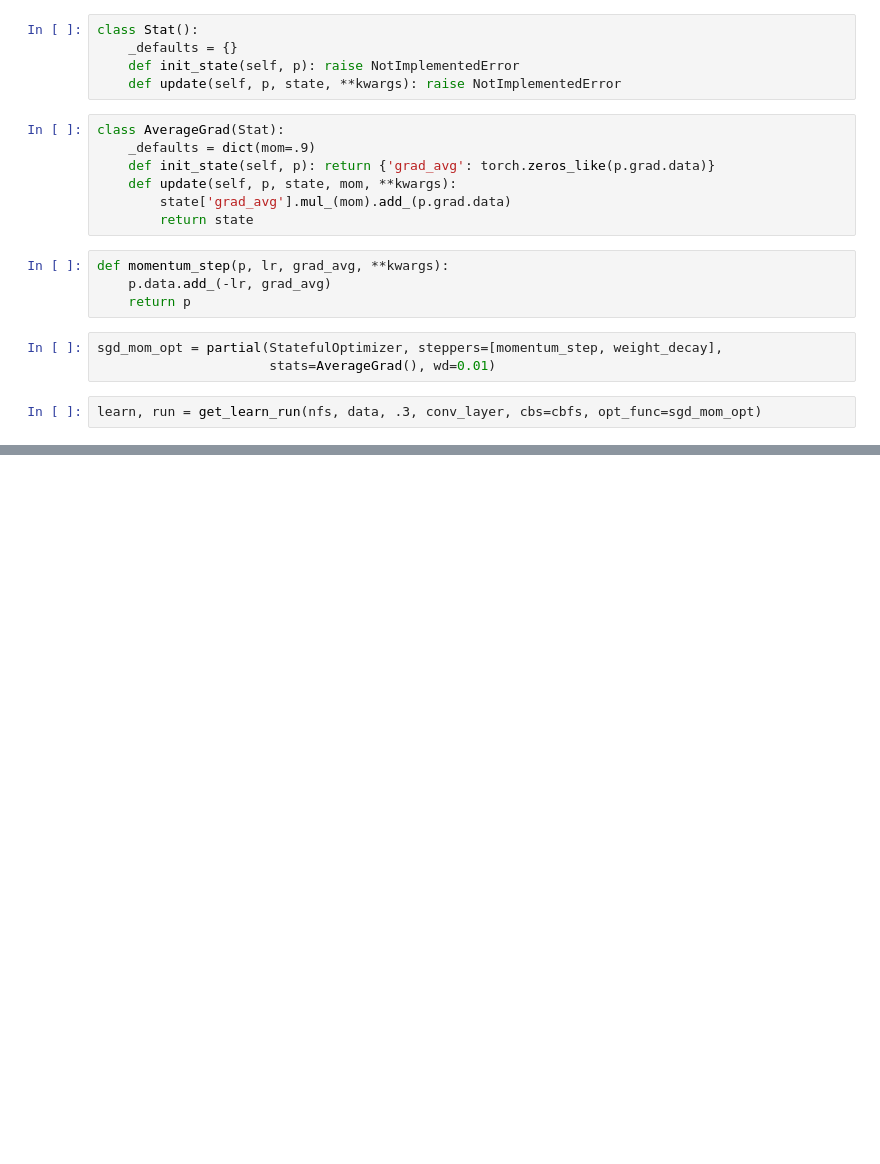
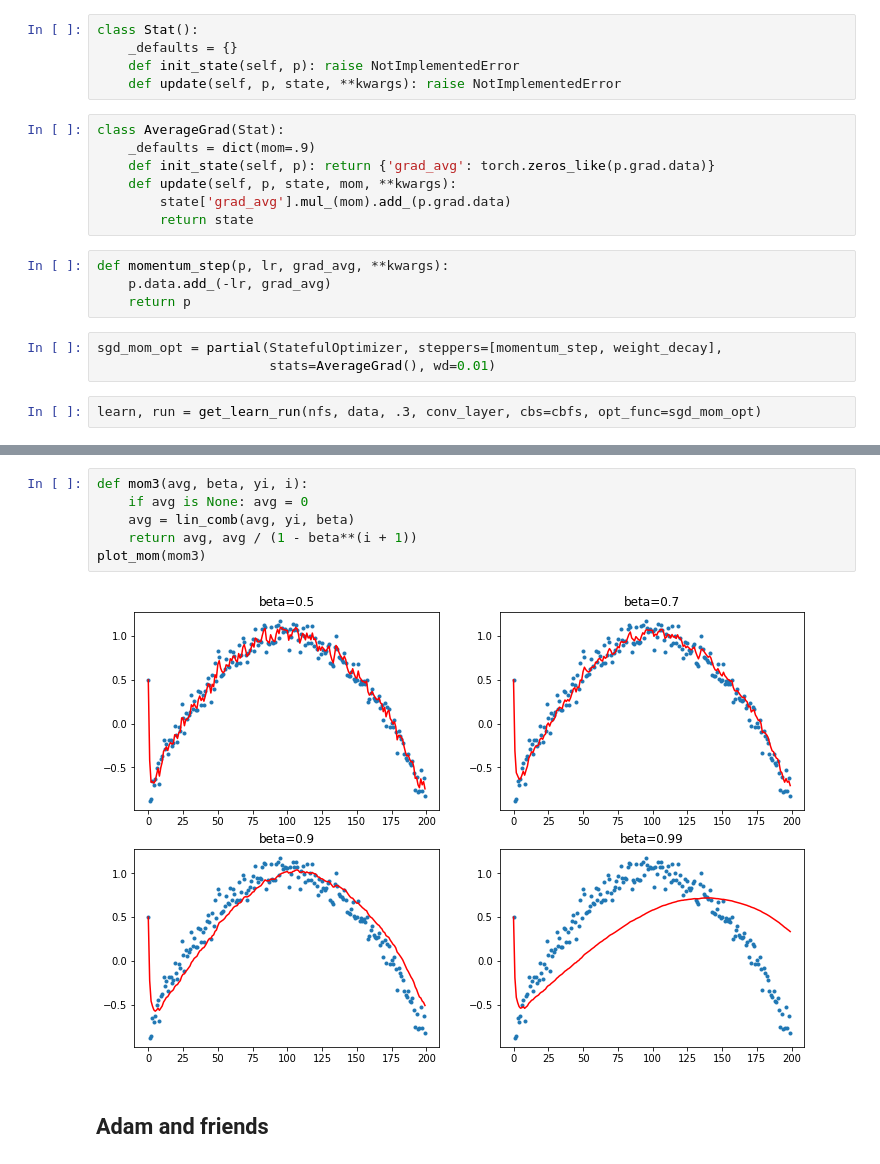
Before and after one commit to qAp/course-v3, a Jupyter notebook: nbs/dl2/09_optimizers-lookntype.ipynb, the cells around one changed output, grey strips where cells are left out. Drawn from its saved outputs; the diff is of its cells as text; blank space fills up the shorter version.

```diff
--- a/nbs/dl2/09_optimizers-lookntype.ipynb
+++ b/nbs/dl2/09_optimizers-lookntype.ipynb
@@ -236,0 +280,10 @@ valid: [2.44590771484375, tensor(0.2080, device='cuda:0')]
+# %%
+def mom3(avg, beta, yi, i):
+    if avg is None: avg = 0
+    avg = lin_comb(avg, yi, beta)
+    return avg, avg / (1 - beta**(i + 1))
+plot_mom(mom3)
+# %% [output]
+[figure, added]
+# %% [markdown]
+## Adam and friends
```
Also changed, not shown: parts of 27 cells of this notebook.
